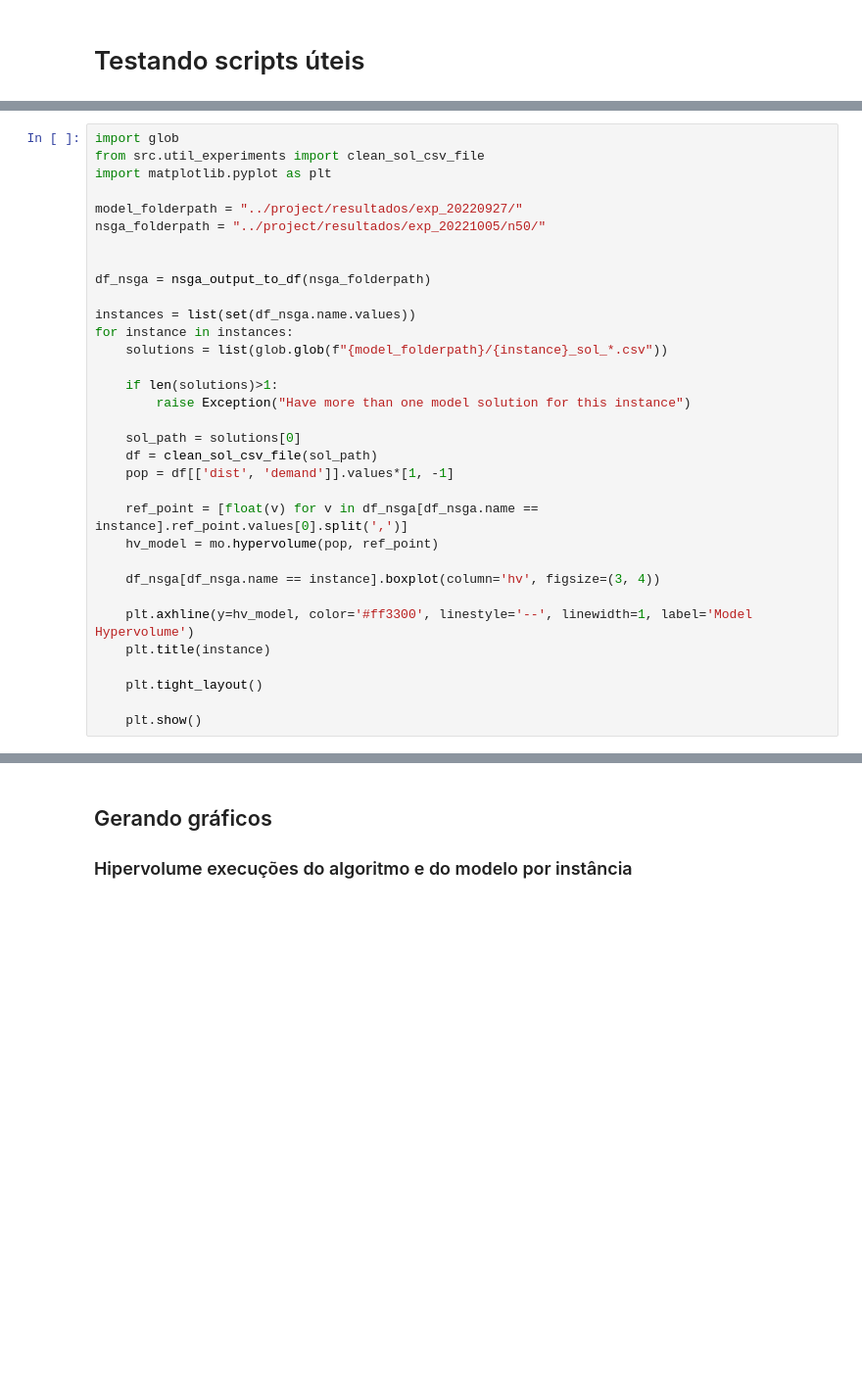
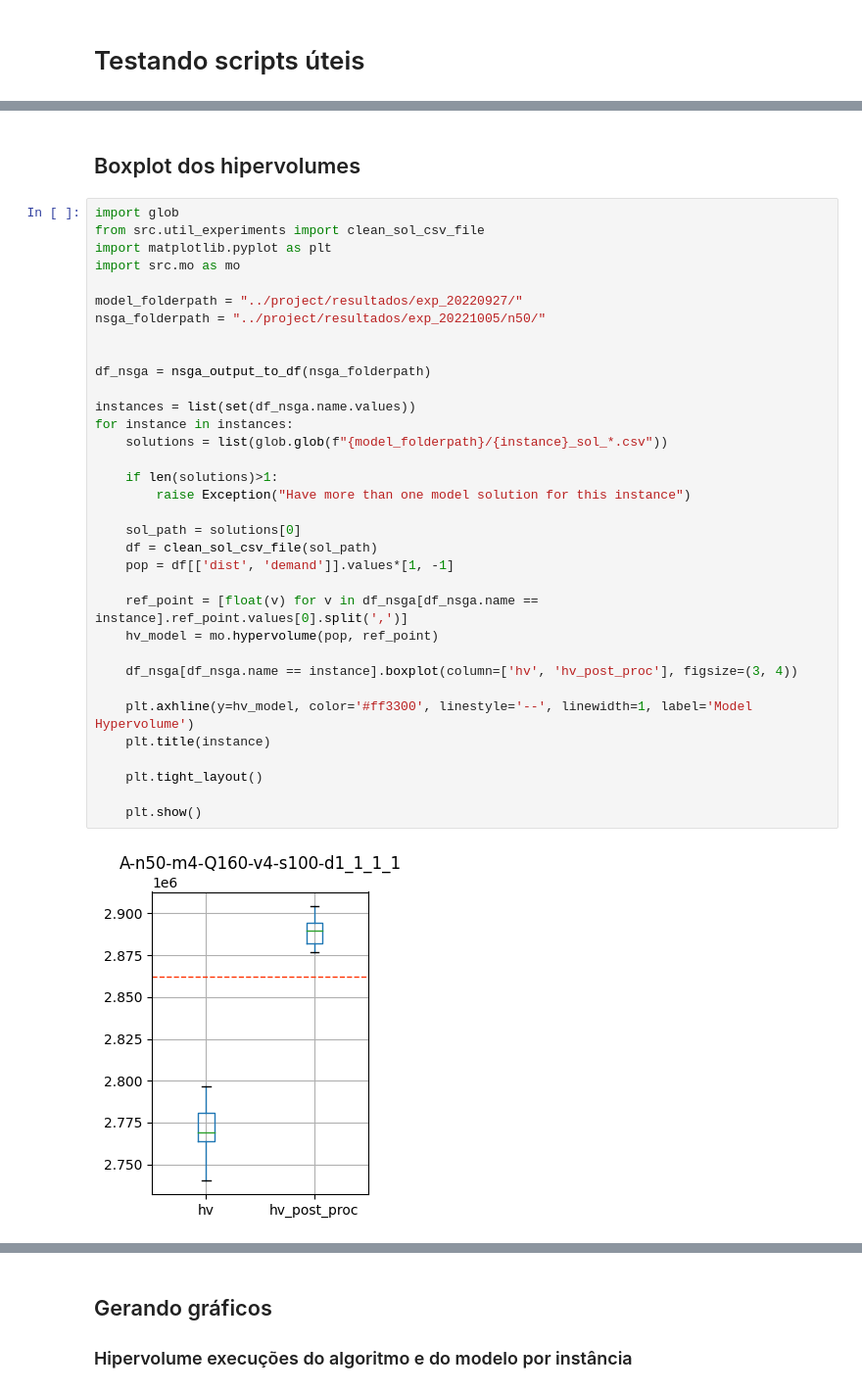
Before and after one commit to seoruosa/mestrado, a Jupyter notebook: roteamento-carretas-da-mamografia/notebooks/gerando-reports.ipynb, the cells around one changed output, grey strips where cells are left out. Shown at 98% size. Cells and saved outputs as stored; diff of their text form; blank space fills up the shorter version.

```diff
--- a/roteamento-carretas-da-mamografia/notebooks/gerando-reports.ipynb
+++ b/roteamento-carretas-da-mamografia/notebooks/gerando-reports.ipynb
@@ -81,36 +92,41 @@ df_nsga.head()
 | 2 | A-n50-m4-Q80-v10-s100-d3_3_2_2 | 0.4 | 20.0 | 100.0 | 4709.81, 0 | 2803080.0 | 3.315824e+06 | ... |
 | 3 | A-n50-m4-Q80-v4-s100-d1_1_1_1 | 0.4 | 20.0 | 100.0 | 4709.81, 0 | 26555.1 | 1.476775e+06 | ... |
 | 4 | A-n50-m4-Q80-v6-s100-d2_2_1_1 | 0.4 | 20.0 | 100.0 | 4709.81, 0 | 112607.0 | 2.173878e+06 | ... |
+# %% [markdown]
+## Boxplot dos hipervolumes
 # %%
 import glob
 from src.util_experiments import clean_sol_csv_file
 import matplotlib.pyplot as plt
+import src.mo as mo
 
 model_folderpath = "../project/resultados/exp_20220927/"
 nsga_folderpath = "../project/resultados/exp_20221005/n50/"
 
 
 df_nsga = nsga_output_to_df(nsga_folderpath)
 
 instances = list(set(df_nsga.name.values))
 for instance in instances:
     solutions = list(glob.glob(f"{model_folderpath}/{instance}_sol_*.csv"))
 
     if len(solutions)>1:
         raise Exception("Have more than one model solution for this instance")
 
     sol_path = solutions[0]
     df = clean_sol_csv_file(sol_path)
     pop = df[['dist', 'demand']].values*[1, -1]
 
     ref_point = [float(v) for v in df_nsga[df_nsga.name == instance].ref_point.values[0].split(',')]
     hv_model = mo.hypervolume(pop, ref_point)
 
-    df_nsga[df_nsga.name == instance].boxplot(column='hv', figsize=(3, 4))
+    df_nsga[df_nsga.name == instance].boxplot(column=['hv', 'hv_post_proc'], figsize=(3, 4))
 
     plt.axhline(y=hv_model, color='#ff3300', linestyle='--', linewidth=1, label='Model Hypervolume')
     plt.title(instance)
 
     plt.tight_layout()
 
     plt.show()
+# %% [output]
+[figure, added]
```
Also changed, not shown: parts of 17 cells of this notebook, 2 other files.
